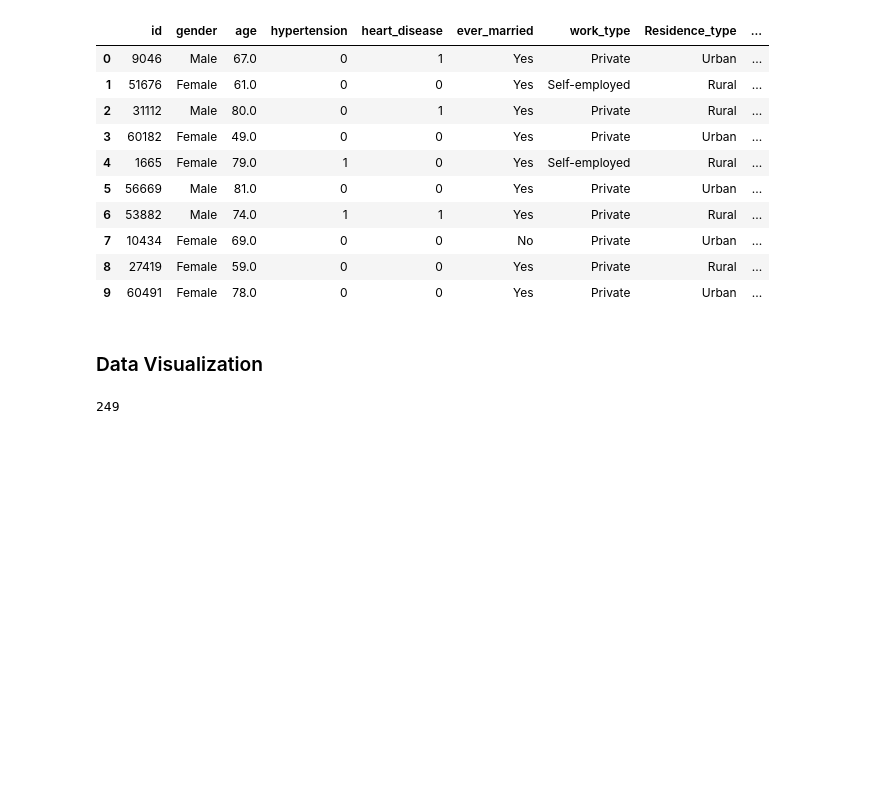
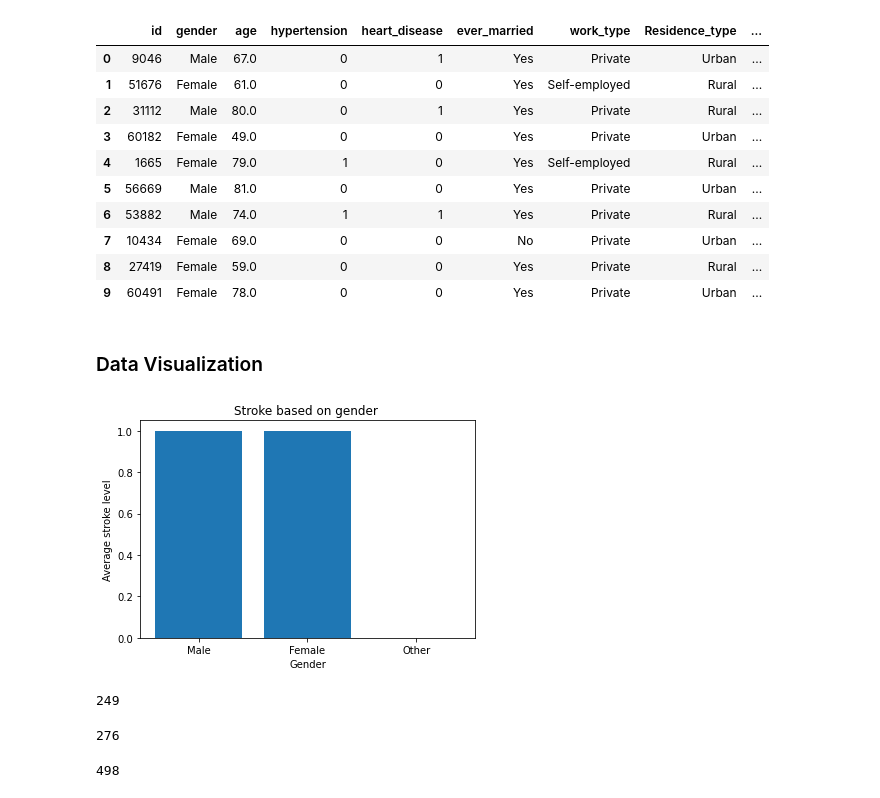
Before and after one commit to BibekRai44/Stroke-Analysis, a Jupyter notebook: stroke-prediction-and-analysis.ipynb, the cells around one changed output. Drawn from its saved outputs; the diff is of its cells as text; code cells hidden in the pictures; blank space fills up the shorter version.

Commit message:
added data visualization

```diff
--- a/stroke-prediction-and-analysis.ipynb
+++ b/stroke-prediction-and-analysis.ipynb
@@ -108,9 +108,32 @@ df.head(10)
 | 9 | 60491 | Female | 78.0 | 0 | 0 | Yes | Private | Urban | ... |
 # %% [markdown]
 ### Data Visualization
+# %%
+#barplot
+x=df['gender']
+y=df['stroke']
+plt.title('Stroke based on gender ')
+plt.xlabel('Gender')
+plt.ylabel('Average stroke level')
+plt.bar(x,y)
+plt.show()
+# %% [output]
+[figure, added]
 # %%
 #totalstroke occurance
 totalstroke=df['stroke'].sum()
 totalstroke
 # %% [output]
 249
+# %%
+#totalheartdisease
+totalheartdisease=df['heart_disease'].sum()
+totalheartdisease
+# %% [output]
+276
+# %%
+#totalhypertension
+totalhypertension=df['hypertension'].sum()
+totalhypertension
+# %% [output]
+498
```
Also changed, not shown: parts of 1 cell of this notebook.
